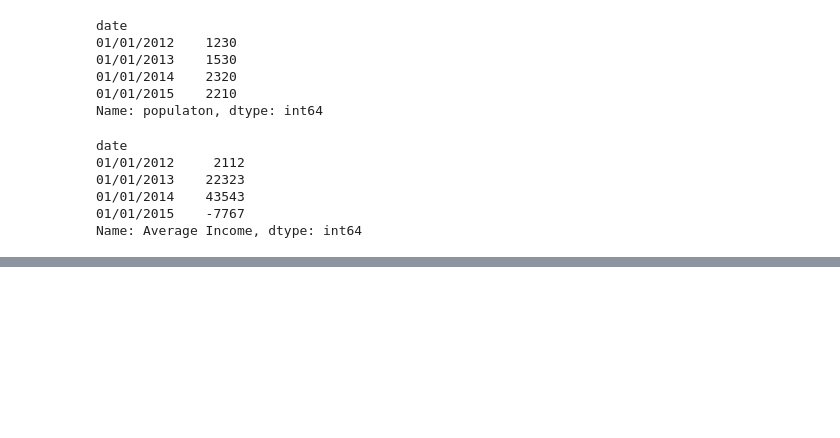
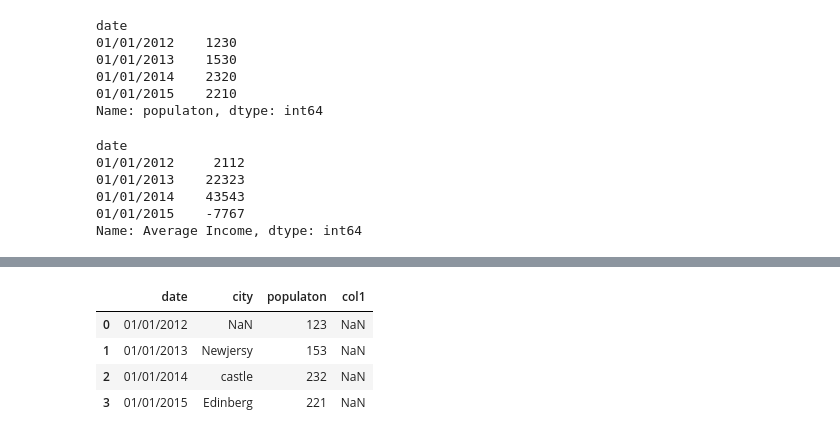
Before and after one commit to bisalgt/playground, a Jupyter notebook: linear regression for one vairable and gradient descent.ipynb, the cells around one changed output, grey strips where cells are left out. Drawn from its saved outputs; the diff is of its cells as text; code cells hidden in the pictures; blank space fills up the shorter version.

```diff
--- a/linear regression for one vairable and gradient descent.ipynb
+++ b/linear regression for one vairable and gradient descent.ipynb
@@ -323,0 +516,8 @@ Name: Average Income, dtype: int64
+# %%
+df.sort_index()
+# %% [output]
+|  | date | city | populaton | col1 |
+| 0 | 01/01/2012 | NaN | 123 | NaN |
+| 1 | 01/01/2013 | Newjersy | 153 | NaN |
+| 2 | 01/01/2014 | castle | 232 | NaN |
+| 3 | 01/01/2015 | Edinberg | 221 | NaN |
```
Also changed, not shown: parts of 34 cells of this notebook.
